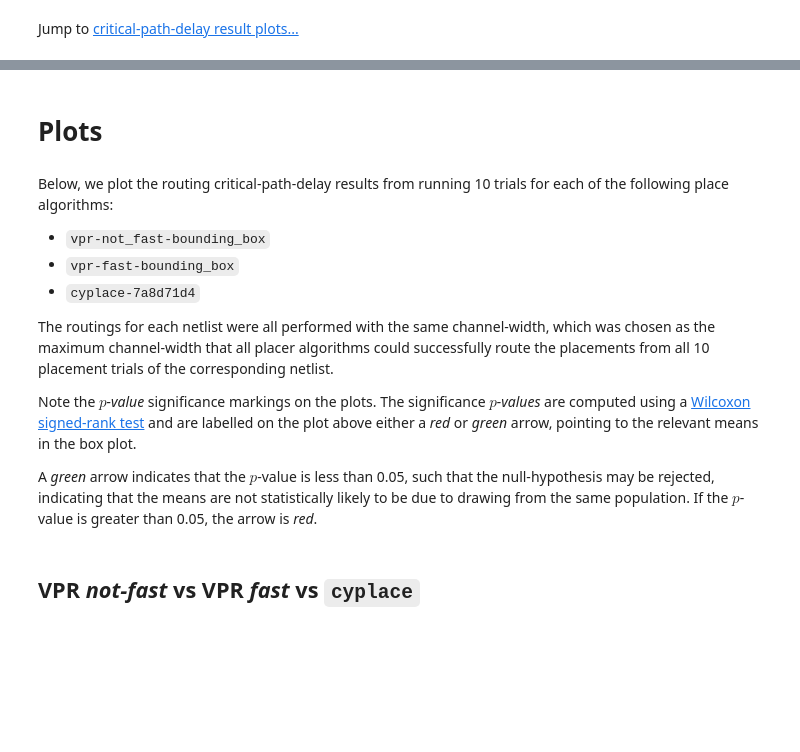
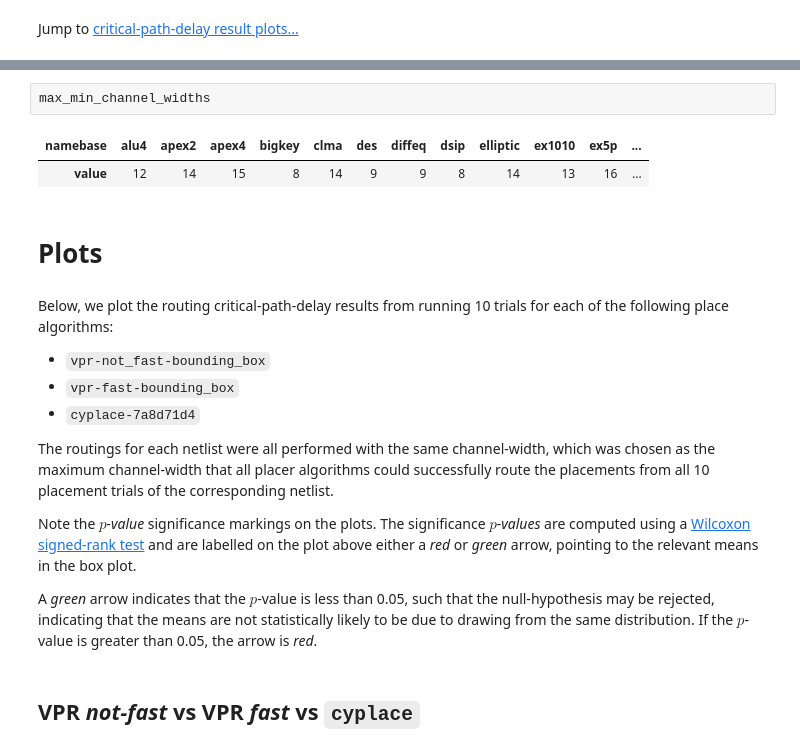
Before and after one commit to cfobel/cyvpr, a Jupyter notebook: notebooks/Routing - significance comparison box-plot.ipynb, the cells around one changed output, grey strips where cells are left out. Saved outputs shown, nothing was run; the diff lists cells and outputs as text; blank space fills up the shorter version.

```diff
--- a/notebooks/Routing - significance comparison box-plot.ipynb
+++ b/notebooks/Routing - significance comparison box-plot.ipynb
@@ -92,3 +26,8 @@ def significance_boxplot_route_state_frames(data_frames,
+# %%
+max_min_channel_widths
+# %% [output]
+| namebase | alu4 | apex2 | apex4 | bigkey | clma | des | diffeq | dsip | elliptic | ex1010 | ex5p | ... |
+| value | 12 | 14 | 15 | 8 | 14 | 9 | 9 | 8 | 14 | 13 | 16 | ... |
 # %% [markdown]
 # Plots
 # %% [markdown]
@@ -111,7 +50,7 @@ relevant means in the box plot.
 
 A _green_ arrow indicates that the $p$-value is less than 0.05, such that the
 null-hypothesis may be rejected, indicating that the means are not
-statistically likely to be due to drawing from the same population.  If the
+statistically likely to be due to drawing from the same distribution.  If the
 $p$-value is greater than 0.05, the arrow is _red_.
 
 [1]: http://en.wikipedia.org/wiki/Wilcoxon_signed-rank_test
```
Also changed, not shown: parts of 6 cells of this notebook, 2 other files.
